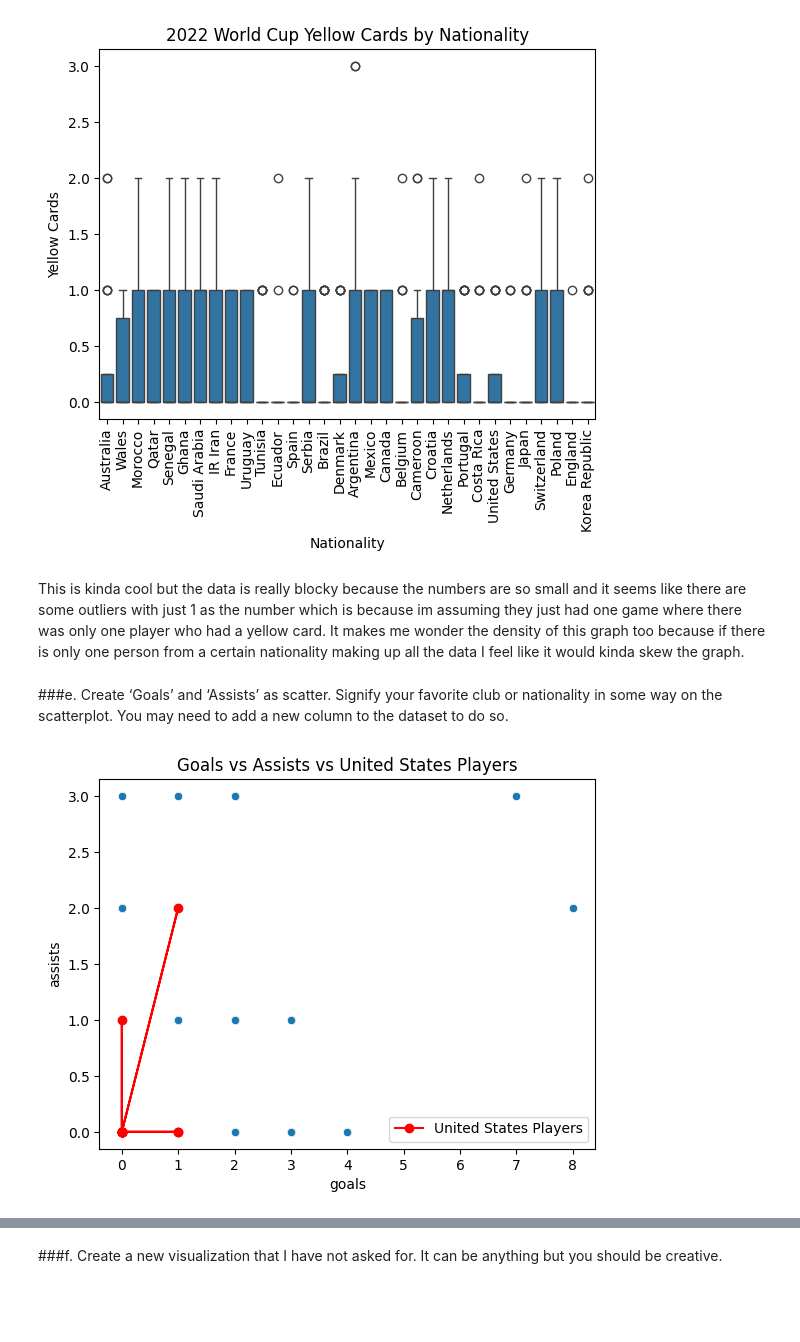
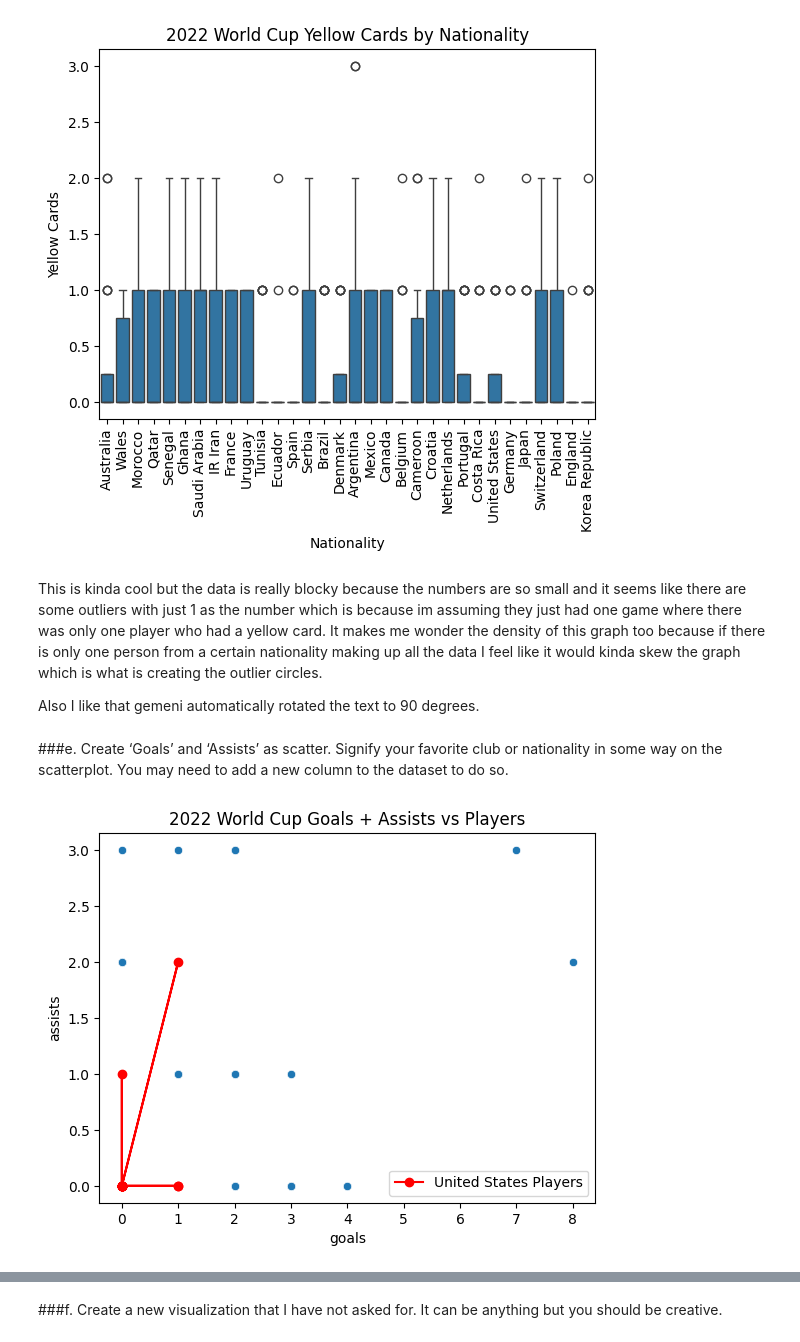
Before and after one commit to May-o-nnaise/CPSMA-4313-MS, a Jupyter notebook: DataVizExam1.ipynb, the cells around one changed output, grey strips where cells are left out. Drawn from its saved outputs; the diff is of its cells as text; code cells hidden in the pictures; blank space fills up the shorter version.

```diff
--- a/DataVizExam1.ipynb
+++ b/DataVizExam1.ipynb
@@ -125,20 +125,22 @@ plt.show()
 # %% [output]
 [figure]
 # %% [markdown]
-This is kinda cool but the data is really blocky because the numbers are so small and it seems like there are some outliers with just 1 as the number which is because im assuming they just had one game where there was only one player who had a yellow card. It makes me wonder the density of this graph too because if there is only one person from a certain nationality making up all the data I feel like it would kinda skew the graph.
+This is kinda cool but the data is really blocky because the numbers are so small and it seems like there are some outliers with just 1 as the number which is because im assuming they just had one game where there was only one player who had a yellow card. It makes me wonder the density of this graph too because if there is only one person from a certain nationality making up all the data I feel like it would kinda skew the graph which is what is creating the outlier circles.
+
+Also I like that gemeni automatically rotated the text to 90 degrees.
 # %% [markdown]
 ###e. Create ‘Goals’ and ‘Assists’ as scatter. Signify your favorite club or nationality in some way on the scatterplot. You may need to add a new column to the dataset to do so.
 # %%
 ax = sns.scatterplot(data = df,
                      x = 'goals',
                      y = 'assists')
 # I had gemeni write this code by asking it to draw lines between the United States Players
 ax.plot(usa['goals'], usa['assists'], marker='o', linestyle='-', color='red', label='United States Players')
-ax.set_title('Goals vs Assists vs United States Players')
+ax.set_title('2022 World Cup Goals + Assists vs Players')
 plt.legend()
 plt.show()
 # %% [output]
-[figure, old version]
+[figure, new version]
 # %% [markdown]
 I wasn't really sure what the best way to make this graph was, yes it says goals and assists on the question but you could also combine them and get some neat data but I wasnt certain on how I should have done that, I could have had every players data on the graph and then just sorted by players and combined the goals and assists and then highlighted the US players in red or something which might have been more interesting in this but the question only asked for Goals and Assists specifically.
 
```
Also changed, not shown: parts of 5 cells of this notebook.
